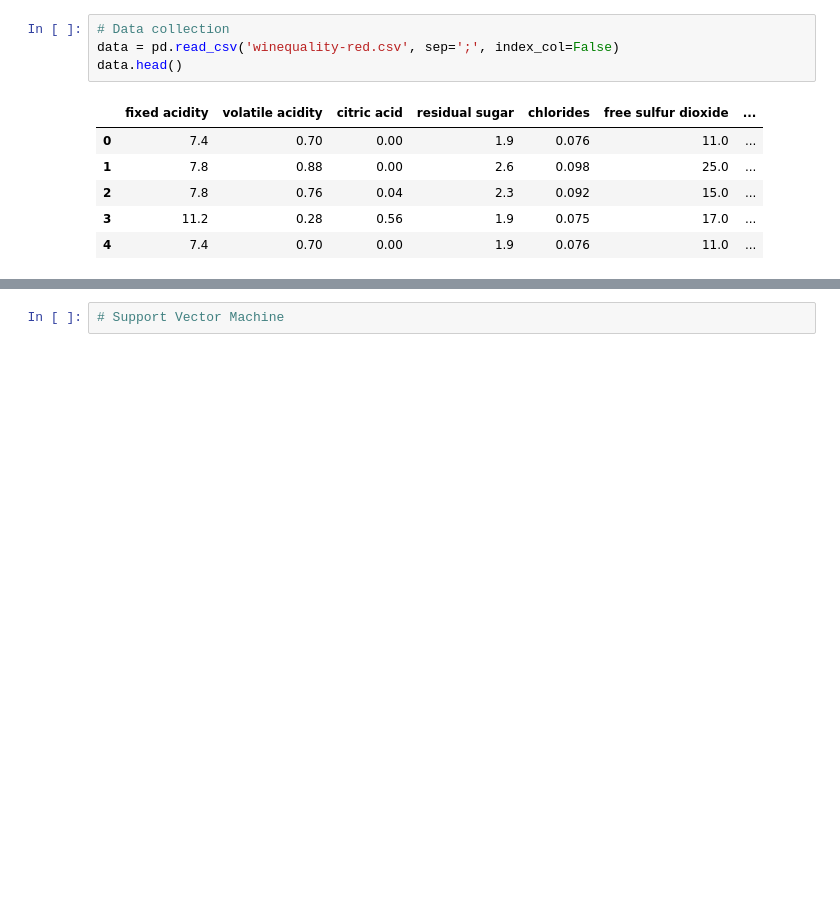
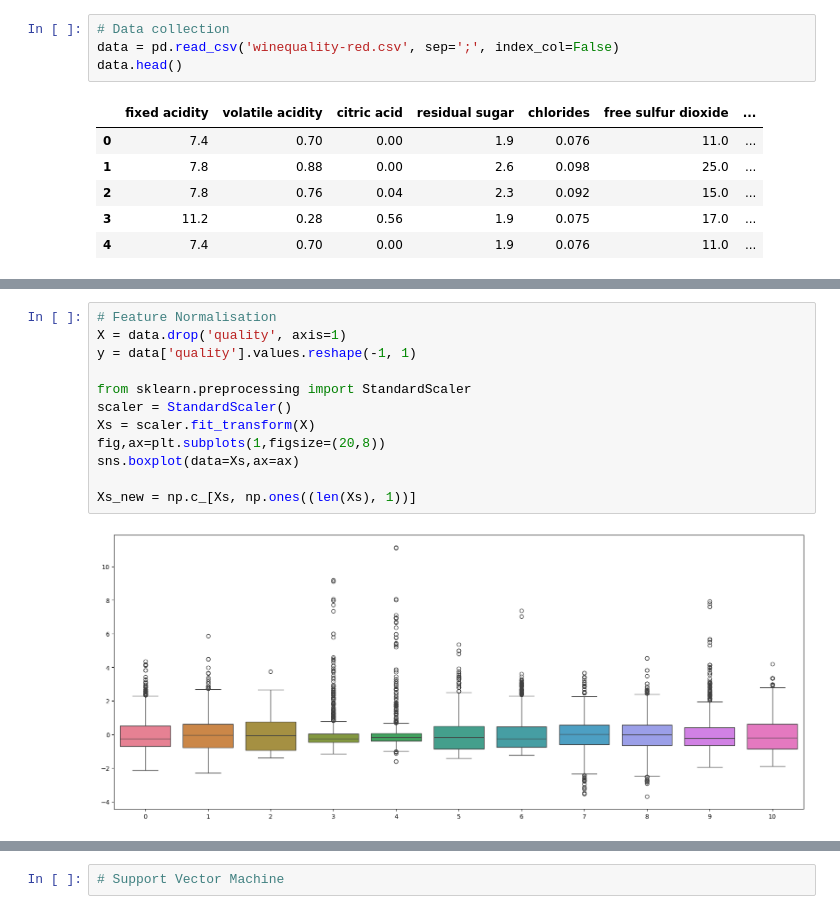
Before and after one commit to lanre01/ML-Coursework1, a Jupyter notebook: Regression.ipynb, the cells around one changed output, grey strips where cells are left out. Cells and saved outputs as stored; diff of their text form; blank space fills up the shorter version.

```diff
--- a/Regression.ipynb
+++ b/Regression.ipynb
@@ -40,2 +45,16 @@ sharey=False, fontsize=12, figsize=(15,20));
+# %%
+# Feature Normalisation
+X = data.drop('quality', axis=1)
+y = data['quality'].values.reshape(-1, 1)
+
+from sklearn.preprocessing import StandardScaler
+scaler = StandardScaler()
+Xs = scaler.fit_transform(X)
+fig,ax=plt.subplots(1,figsize=(20,8))
+sns.boxplot(data=Xs,ax=ax)
+
+Xs_new = np.c_[Xs, np.ones((len(Xs), 1))]
+# %% [output]
+[figure, added]
 # %%
 # Linear regression
```
Also changed, not shown: parts of 3 cells of this notebook.
